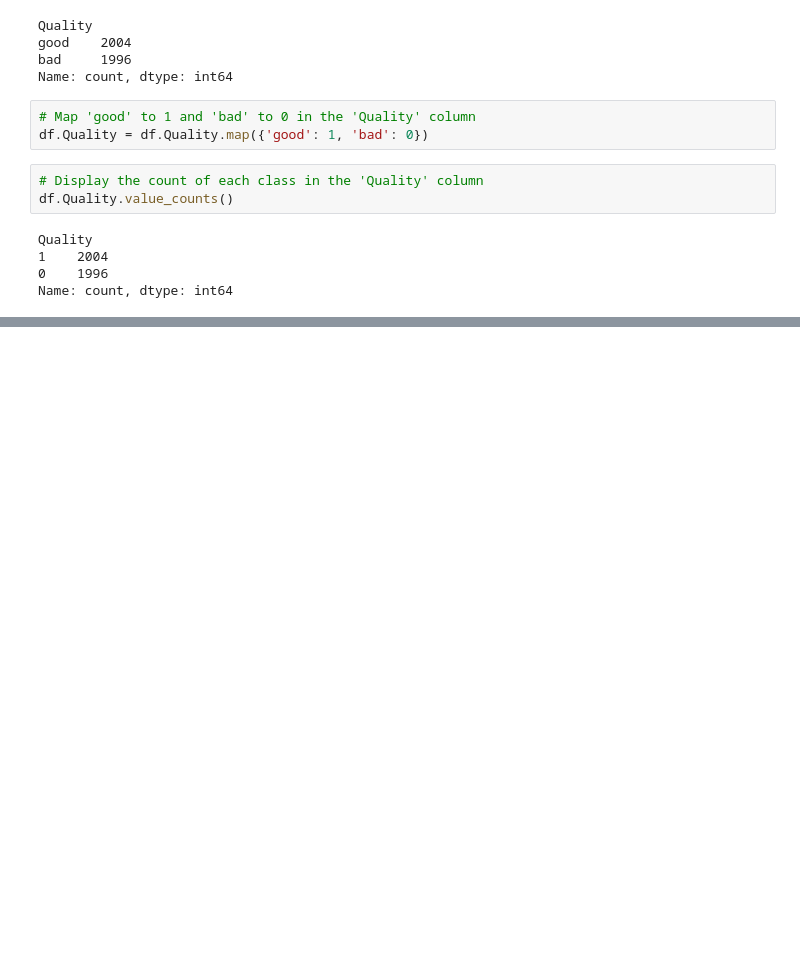
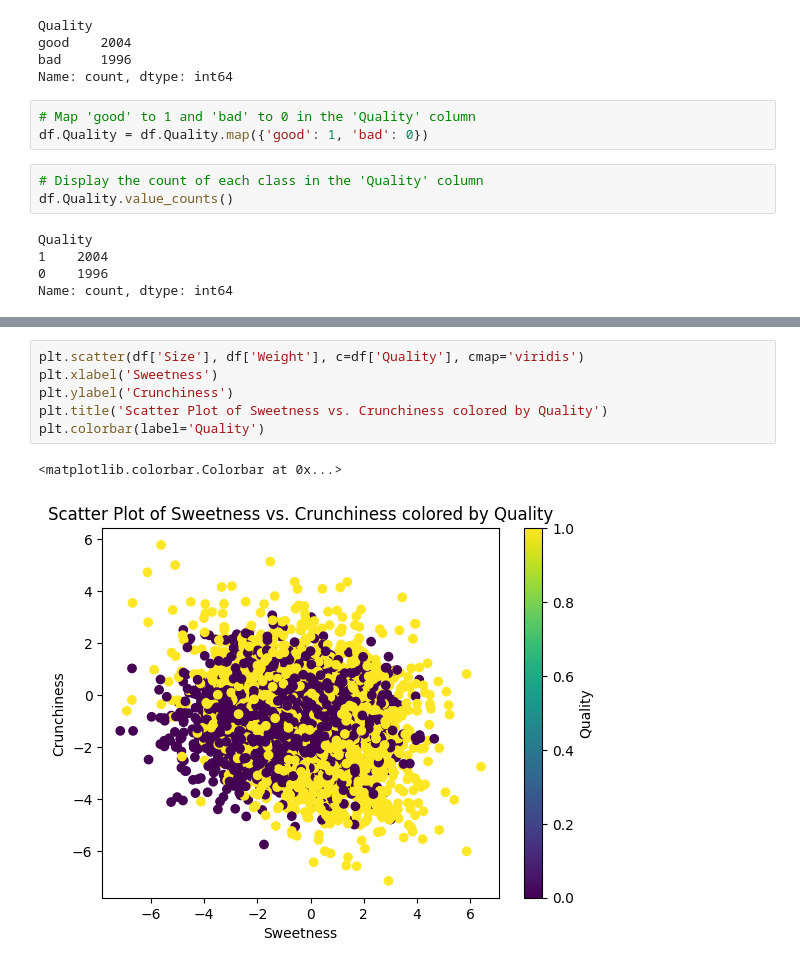
Before and after one commit to ClarityMind/Apple-Quality, a Jupyter notebook: main.ipynb, the cells around one changed output, grey strips where cells are left out. Cells and saved outputs as stored; diff of their text form; blank space fills up the shorter version.

```diff
--- a/main.ipynb
+++ b/main.ipynb
@@ -93,0 +120,9 @@ Name: count, dtype: int64
+# %%
+plt.scatter(df['Size'], df['Weight'], c=df['Quality'], cmap='viridis')
+plt.xlabel('Sweetness')
+plt.ylabel('Crunchiness')
+plt.title('Scatter Plot of Sweetness vs. Crunchiness colored by Quality')
+plt.colorbar(label='Quality')
+# %% [output]
+<matplotlib.colorbar.Colorbar at 0x...>
+[figure, added]
```
Also changed, not shown: parts of 13 cells of this notebook, 1 other file.
